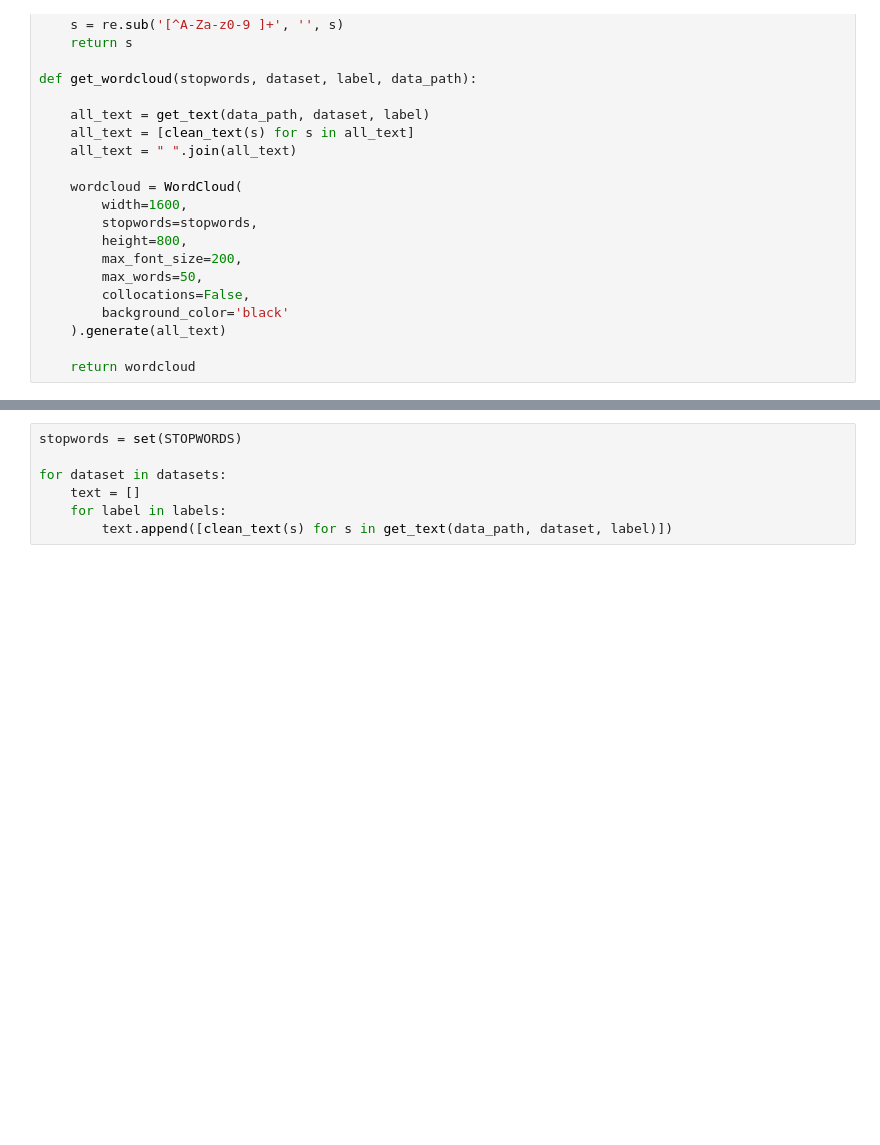
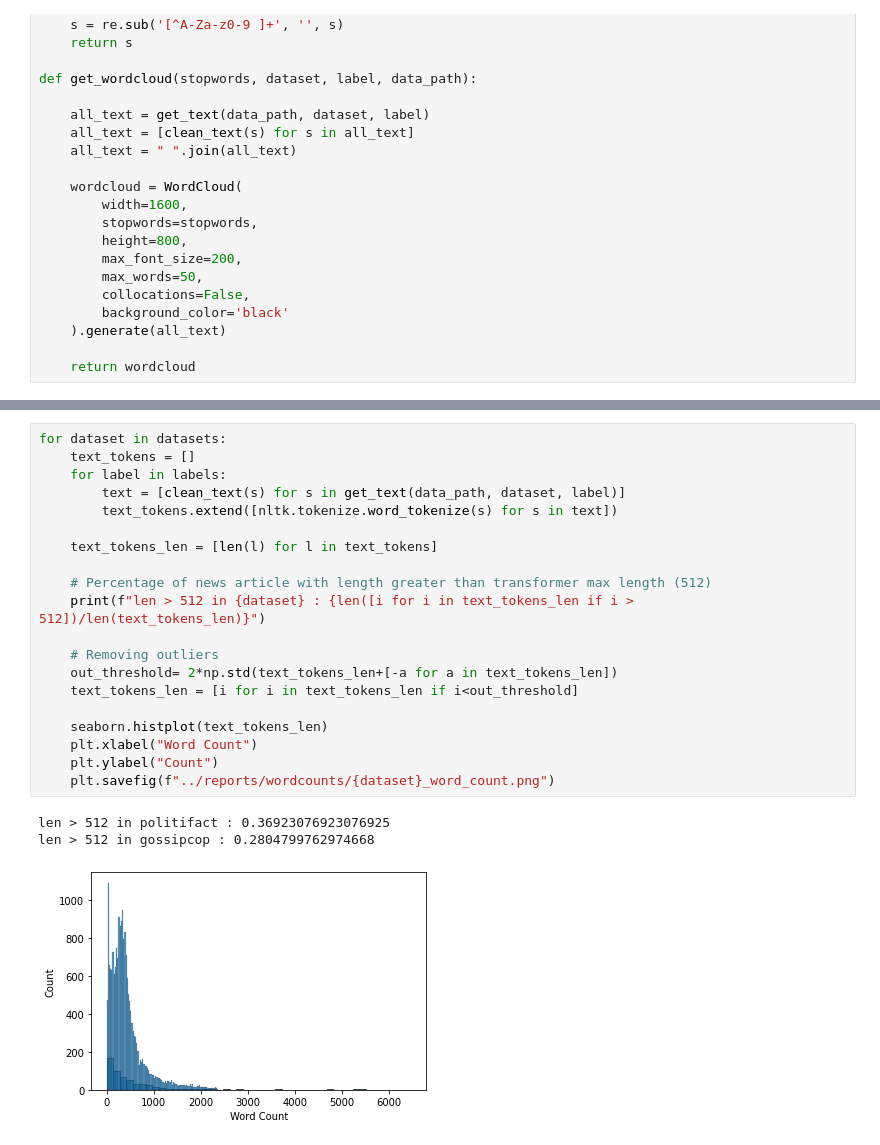
Before and after one commit to kshitijgundale/fake-news-detection, a Jupyter notebook: dataset_builder/eda.ipynb, the cells around one changed output, grey strips where cells are left out. Drawn from its saved outputs; the diff is of its cells as text; blank space fills up the shorter version.

```diff
--- a/dataset_builder/eda.ipynb
+++ b/dataset_builder/eda.ipynb
@@ -65,7 +71,24 @@ for dataset in datasets:
-# %%
-stopwords = set(STOPWORDS)
-
-for dataset in datasets:
-    text = []
-    for label in labels:
-        text.append([clean_text(s) for s in get_text(data_path, dataset, label)])
+# %%
+for dataset in datasets:
+    text_tokens = []
+    for label in labels:
+        text = [clean_text(s) for s in get_text(data_path, dataset, label)]
+        text_tokens.extend([nltk.tokenize.word_tokenize(s) for s in text])
+
+    text_tokens_len = [len(l) for l in text_tokens]
+
+    # Percentage of news article with length greater than transformer max length (512)
+    print(f"len > 512 in {dataset} : {len([i for i in text_tokens_len if i > 512])/len(text_tokens_len)}")
+
+    # Removing outliers
+    out_threshold= 2*np.std(text_tokens_len+[-a for a in text_tokens_len])
+    text_tokens_len = [i for i in text_tokens_len if i<out_threshold]
+
+    seaborn.histplot(text_tokens_len)
+    plt.xlabel("Word Count")
+    plt.ylabel("Count")
+    plt.savefig(f"../reports/wordcounts/{dataset}_word_count.png")
+# %% [output]
+len > 512 in politifact : 0.36923076923076925
+len > 512 in gossipcop : 0.2804799762974668
+[figure, added]
```
Also changed, not shown: parts of 4 cells of this notebook, 28 other files.
